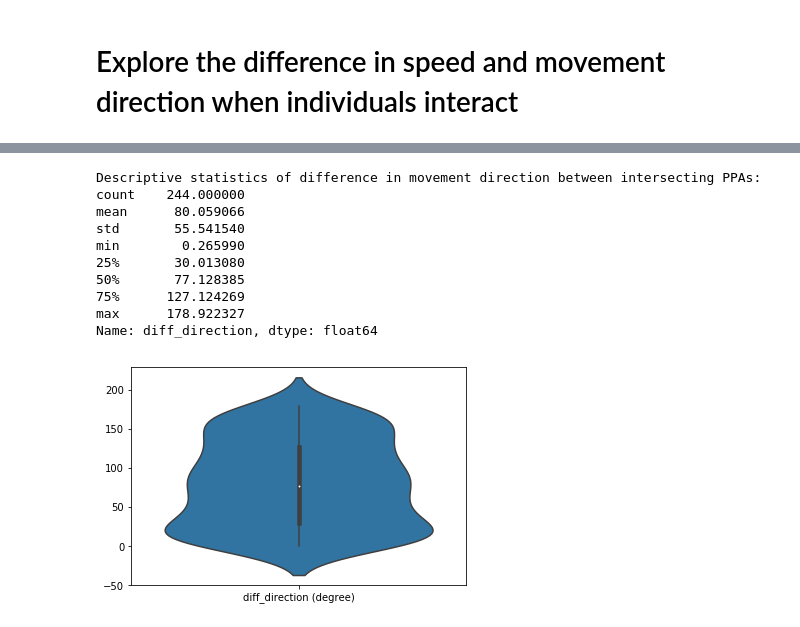
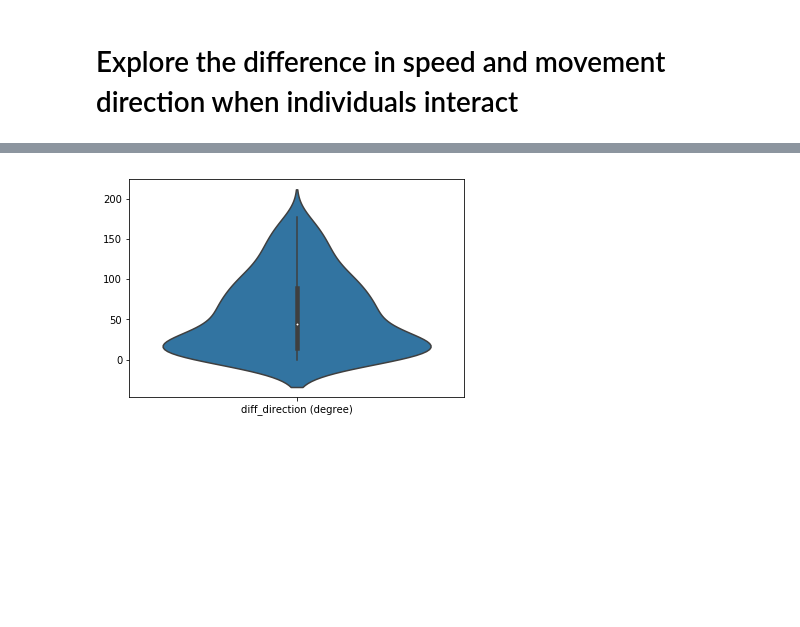
Before and after one commit to move-ucsb/ORTEGA, a Jupyter notebook: examples/example.ipynb, the cells around one changed output, grey strips where cells are left out. Cells and saved outputs as stored; diff of their text form; code cells hidden in the pictures; blank space fills up the shorter version.

```diff
--- a/examples/example.ipynb
+++ b/examples/example.ipynb
@@ -204,17 +191,6 @@ Name: diff_speed, dtype: float64
 # %%
-df_pair_angle = ortega.ppastatistics.compute_ppa_direction(df_intersecting_PPAs)
-ax = seaborn.violinplot(data=df_pair_angle['diff_direction'])
+ax = seaborn.violinplot(data=df_intersecting_PPAs['diff_direction'])
 ax.set_xticklabels(['diff_direction (degree)'])
 plt.show()
 # %% [output]
-Descriptive statistics of difference in movement direction between intersecting PPAs:
-count    244.000000
-mean      80.059066
-std       55.541540
-min        0.265990
-25%       30.013080
-50%       77.128385
-75%      127.124269
-max      178.922327
-Name: diff_direction, dtype: float64
-[figure, old version]
+[figure, new version]
```
Also changed, not shown: parts of 11 cells of this notebook.
